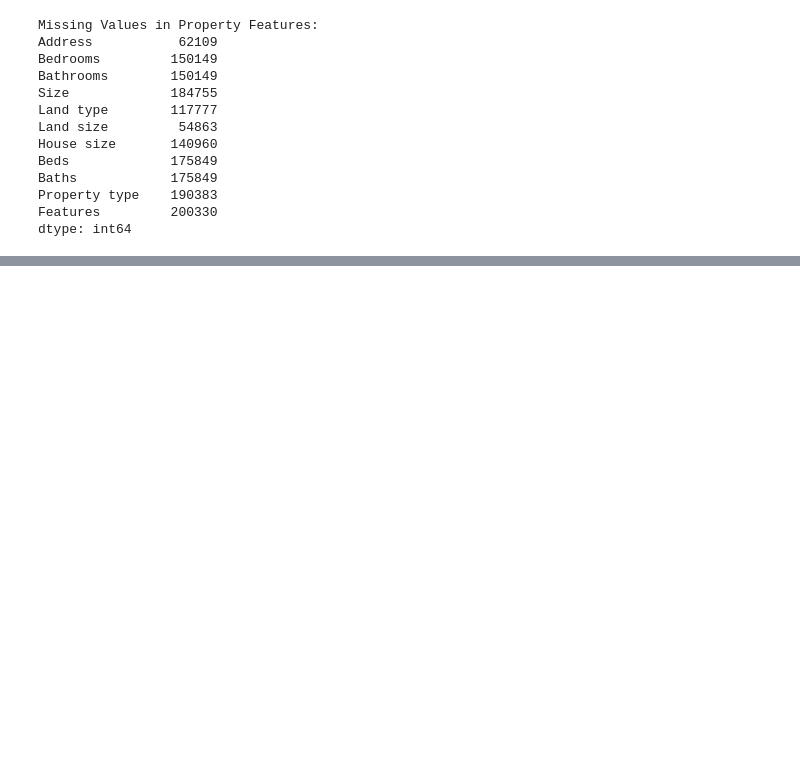
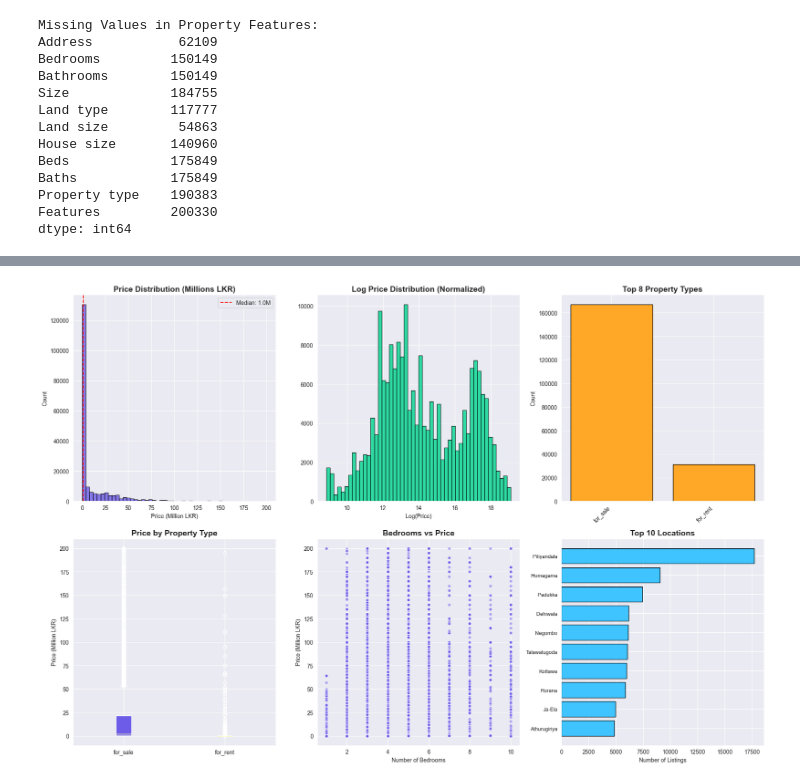
Before and after one commit to RiyaasathMJM/DecodeLabs-Internship, a Jupyter notebook: project2-Land Price Prediction in SL/notebook.ipynb, the cells around one changed output, grey strips where cells are left out. Cells and saved outputs as stored; diff of their text form; code cells hidden in the pictures; blank space fills up the shorter version.

Commit message:
Data analysis with feature selection and preparation

```diff
--- a/project2-Land Price Prediction in SL/notebook.ipynb
+++ b/project2-Land Price Prediction in SL/notebook.ipynb
@@ -159,0 +291,74 @@ dtype: int64
+# %%
+# Exploratory Data Analysis
+
+fig, axes = plt.subplots(2, 3, figsize=(18, 12))
+
+# 1. Price Distribution
+axes[0, 0].hist(df_clean['price'] / 1_000_000, bins=50, edgecolor='black', color='#6c5ce7', alpha=0.8)
+axes[0, 0].set_title('Price Distribution (Millions LKR)', fontsize=14, fontweight='bold')
+axes[0, 0].set_xlabel('Price (Million LKR)')
+axes[0, 0].set_ylabel('Count')
+median_price = df_clean['price'].median() / 1_000_000
+axes[0, 0].axvline(median_price, color='red', linestyle='--', label=f'Median: {median_price:.1f}M')
+axes[0, 0].legend()
+
+# 2. Log Price Distribution
+axes[0, 1].hist(np.log1p(df_clean['price']), bins=50, edgecolor='black', color='#00d68f', alpha=0.8)
+axes[0, 1].set_title('Log Price Distribution (Normalized)', fontsize=14, fontweight='bold')
+axes[0, 1].set_xlabel('Log(Price)')
+
+# 3. Property Types (from main 'type' column)
+prop_types = df_clean['type'].value_counts().head(8)
+axes[0, 2].bar(range(len(prop_types)), prop_types.values, color='#ffa726', edgecolor='black')
+axes[0, 2].set_xticks(range(len(prop_types)))
+axes[0, 2].set_xticklabels(prop_types.index, rotation=45, ha='right')
+axes[0, 2].set_title('Top 8 Property Types', fontsize=14, fontweight='bold')
+axes[0, 2].set_ylabel('Count')
+
+# 4. Price by Main Type
+top_types = df_clean['type'].value_counts().head(4).index
+df_types = df_clean[df_clean['type'].isin(top_types)]
+price_data = [df_types[df_types['type']==t]['price']/1_000_000 for t in top_types]
+bp = axes[1, 0].boxplot(price_data, labels=top_types, patch_artist=True)
+colors = ['#6c5ce7', '#00d68f', '#ffa726', '#ff5252']
+for patch, color in zip(bp['boxes'], colors):
+    patch.set_facecolor(color)
+axes[1, 0].set_title('Price by Property Type', fontsize=14, fontweight='bold')
+axes[1, 0].set_ylabel('Price (Million LKR)')
+
+# 5. Bedrooms vs Price (only valid data)
+valid_beds = df_clean[df_clean['total_bedrooms'].notna() & df_clean['total_bedrooms'].between(1, 10)]
+if len(valid_beds) > 0:
+    axes[1, 1].scatter(valid_beds['total_bedrooms'], valid_beds['price']/1_000_000,
+                       alpha=0.5, c='#6c5ce7', edgecolors='white', s=30)
+axes[1, 1].set_title('Bedrooms vs Price', fontsize=14, fontweight='bold')
+axes[1, 1].set_xlabel('Number of Bedrooms')
+axes[1, 1].set_ylabel('Price (Million LKR)')
+
+# 6. Top Locations
+top_locations = df_clean['location'].value_counts().head(10)
+axes[1, 2].barh(range(len(top_locations)), top_locations.values, color='#40c4ff', edgecolor='black')
+axes[1, 2].set_yticks(range(len(top_locations)))
+axes[1, 2].set_yticklabels(top_locations.index, fontsize=9)
+axes[1, 2].set_title('Top 10 Locations', fontsize=14, fontweight='bold')
+axes[1, 2].set_xlabel('Number of Listings')
+axes[1, 2].invert_yaxis()
+
+plt.tight_layout()
+plt.savefig('eda_plots.png', dpi=150, bbox_inches='tight')
+plt.show()
+
+# ============================================
+# Data Completeness Report
+# ============================================
+print("\n Data Completeness Report:")
+print("="*50)
+key_cols = ['type', 'location', 'geo_region', 'category', 'total_bedrooms',
+            'total_bathrooms', 'total_size', 'land_size_raw', 'house_size_raw']
+for col in key_cols:
+    if col in df_clean.columns:
+        completeness = (df_clean[col].notna().sum() / len(df_clean)) * 100
+        bar = "█" * int(completeness / 5) + "░" * (20 - int(completeness / 5))
+        print(f"  {col:<20s}: {bar} {completeness:5.1f}%")
+# %% [output]
+[figure, added]
```
Also changed, not shown: parts of 3 cells of this notebook, 1 other file.
